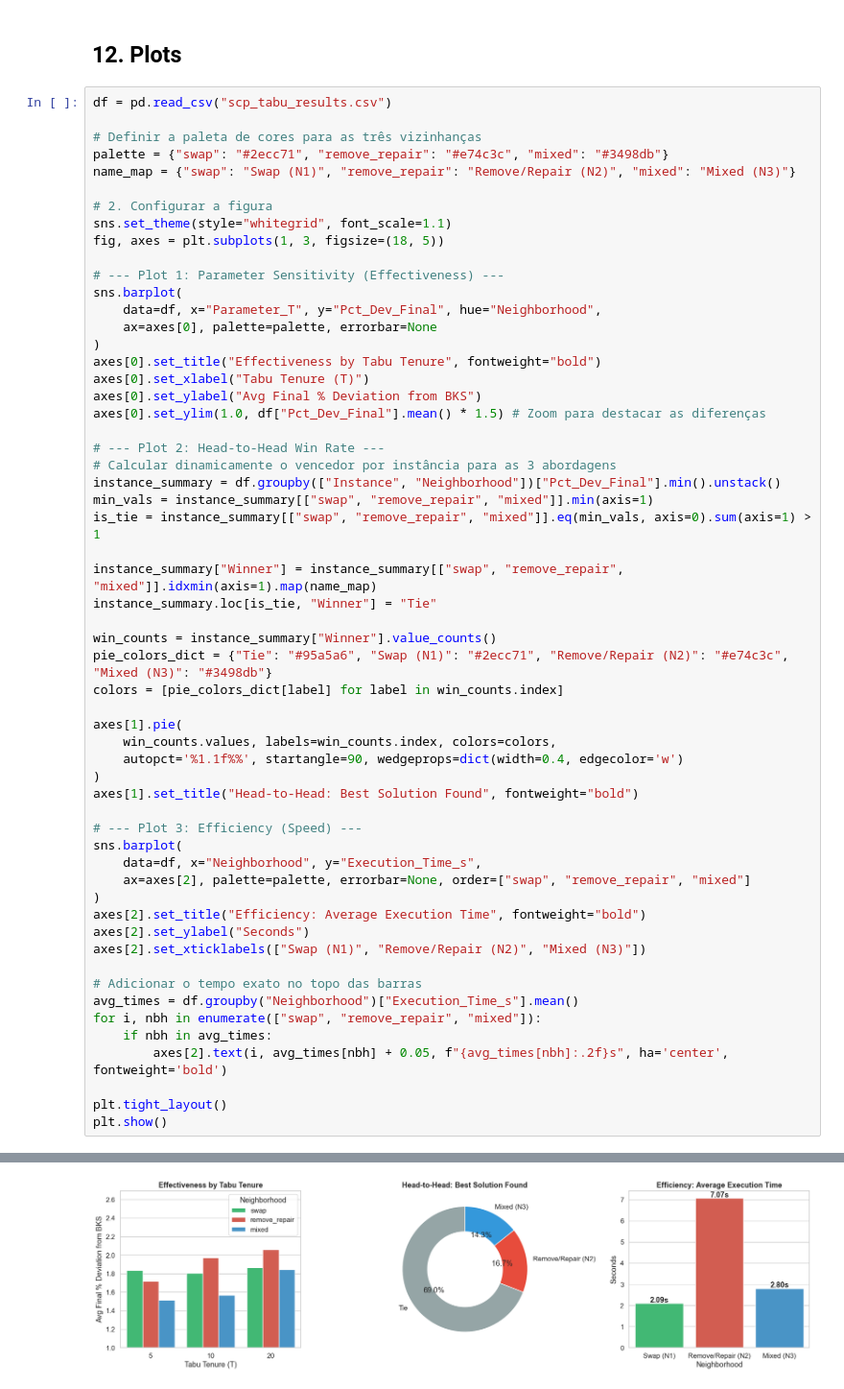
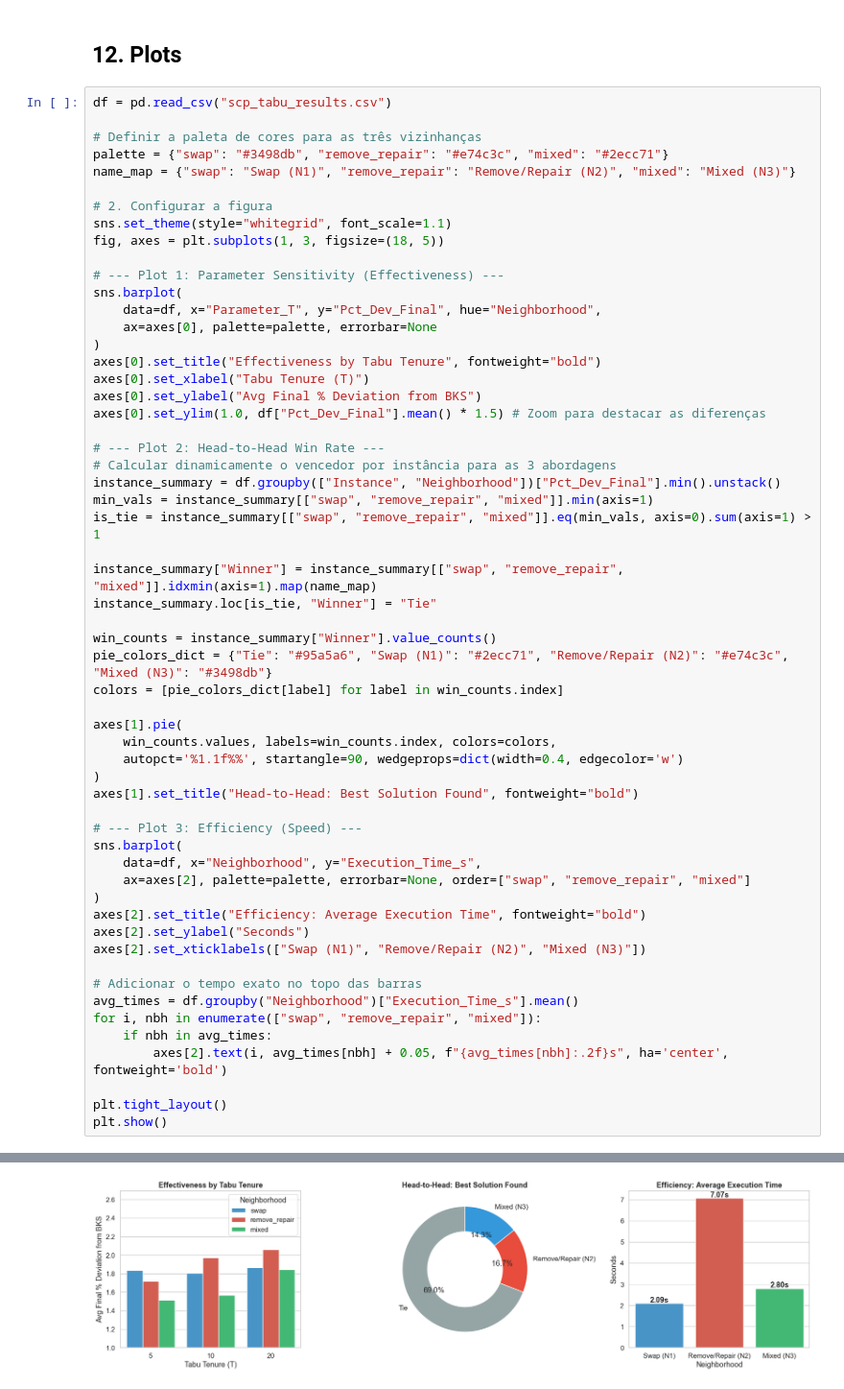
Before and after one commit to gksoztrk/MHO, a Jupyter notebook: scp_constructive_heuristics_assig_3 tabu.ipynb, the cells around one changed output, grey strips where cells are left out. Shown at 96% size. Saved outputs shown, nothing was run; the diff lists cells and outputs as text.

```diff
--- a/scp_constructive_heuristics_assig_3 tabu.ipynb
+++ b/scp_constructive_heuristics_assig_3 tabu.ipynb
@@ -1021,7 +1021,7 @@ Mixed (N3): 2.80 seconds
 df = pd.read_csv("scp_tabu_results.csv")
 
 # Definir a paleta de cores para as três vizinhanças
-palette = {"swap": "#2ecc71", "remove_repair": "#e74c3c", "mixed": "#3498db"}
+palette = {"swap": "#3498db", "remove_repair": "#e74c3c", "mixed": "#2ecc71"}
 name_map = {"swap": "Swap (N1)", "remove_repair": "Remove/Repair (N2)", "mixed": "Mixed (N3)"}
 
 # 2. Configurar a figura
@@ -1051,33 +1051,33 @@ win_counts = instance_summary["Winner"].value_counts()
 pie_colors_dict = {"Tie": "#95a5a6", "Swap (N1)": "#2ecc71", "Remove/Repair (N2)": "#e74c3c", "Mixed (N3)": "#3498db"}
 colors = [pie_colors_dict[label] for label in win_counts.index]
 
 axes[1].pie(
     win_counts.values, labels=win_counts.index, colors=colors,
     autopct='%1.1f%%', startangle=90, wedgeprops=dict(width=0.4, edgecolor='w')
 )
 axes[1].set_title("Head-to-Head: Best Solution Found", fontweight="bold")
 
 # --- Plot 3: Efficiency (Speed) ---
 sns.barplot(
     data=df, x="Neighborhood", y="Execution_Time_s",
     ax=axes[2], palette=palette, errorbar=None, order=["swap", "remove_repair", "mixed"]
 )
 axes[2].set_title("Efficiency: Average Execution Time", fontweight="bold")
 axes[2].set_ylabel("Seconds")
 axes[2].set_xticklabels(["Swap (N1)", "Remove/Repair (N2)", "Mixed (N3)"])
 
 # Adicionar o tempo exato no topo das barras
 avg_times = df.groupby("Neighborhood")["Execution_Time_s"].mean()
 for i, nbh in enumerate(["swap", "remove_repair", "mixed"]):
     if nbh in avg_times:
         axes[2].text(i, avg_times[nbh] + 0.05, f"{avg_times[nbh]:.2f}s", ha='center', fontweight='bold')
 
 plt.tight_layout()
 plt.show()
 # %% [output]
 Passing `palette` without assigning `hue` is deprecated and will be removed in v0.14.0. Assign the `x` variable to `hue` and set `legend=False` for the same effect.
 
   sns.barplot(
-[figure, old version]
+[figure, new version]
 # %%
 
```
Also changed, not shown: parts of 2 cells of this notebook.
